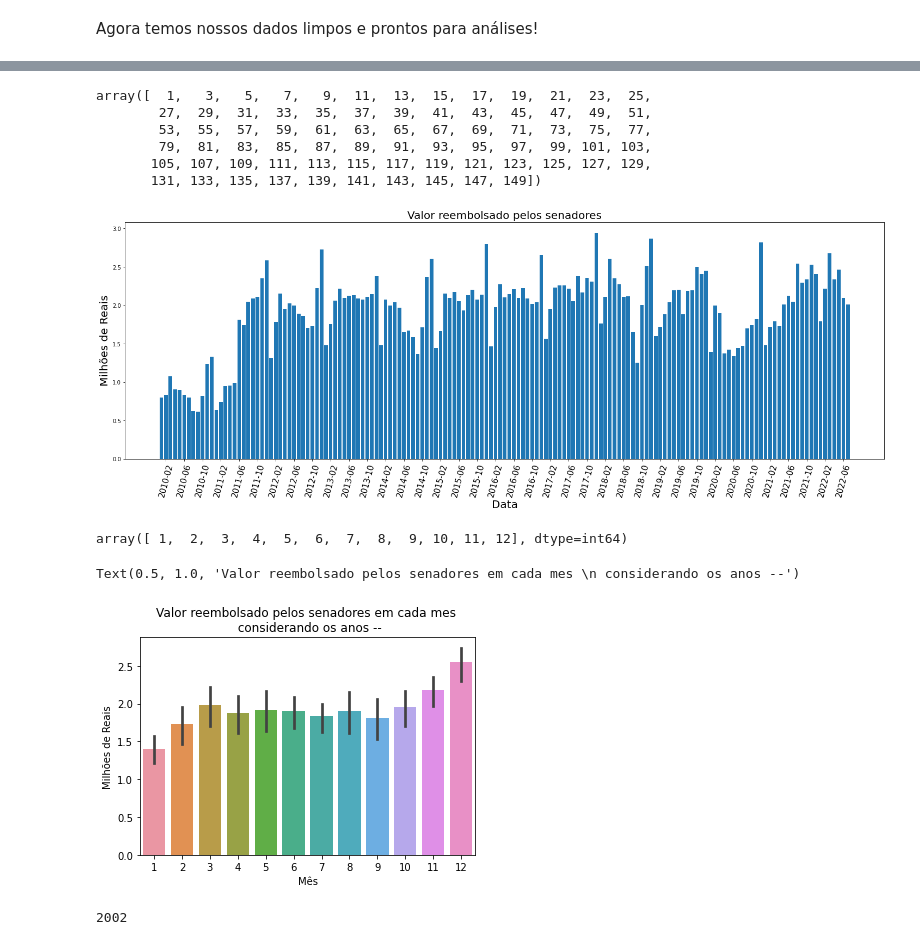
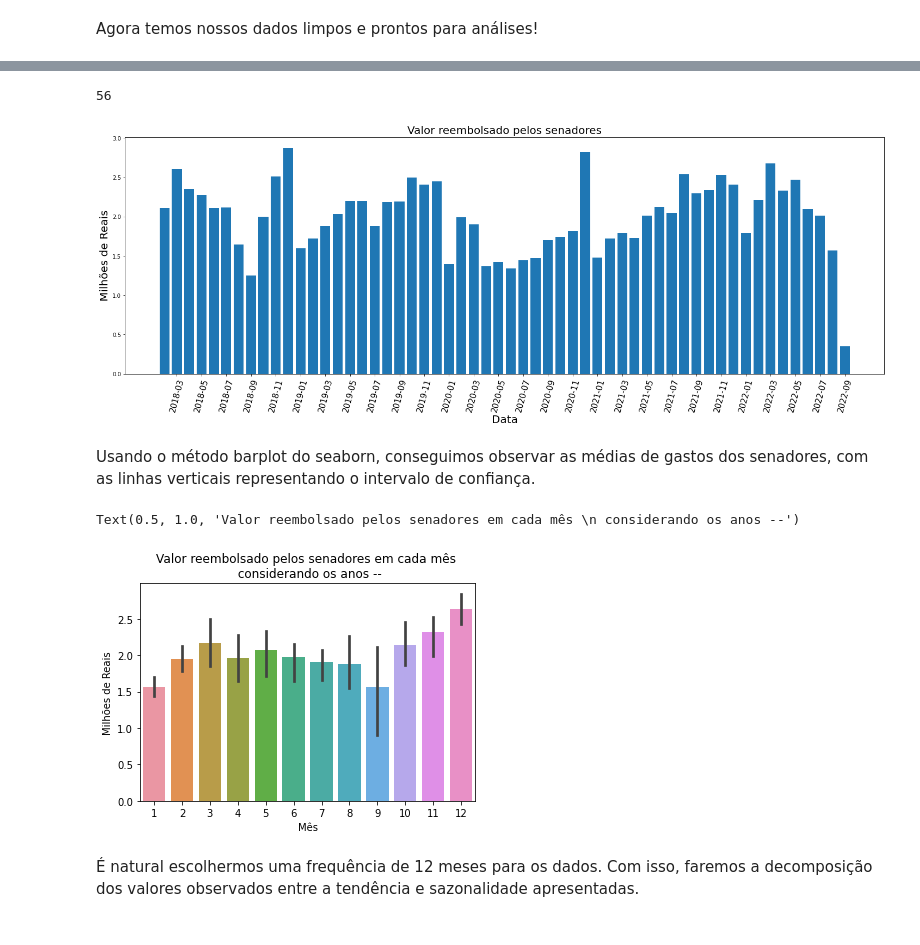
Before and after one commit to ThaisBee/CEAPS, a Jupyter notebook: CEAPS.ipynb, the cells around one changed output, grey strips where cells are left out. Cells and saved outputs as stored; diff of their text form; code cells hidden in the pictures.

```diff
--- a/CEAPS.ipynb
+++ b/CEAPS.ipynb
@@ -602,8 +611,7 @@ Agora temos nossos dados limpos e prontos para análises!
 # %%
 df_filtrado=df_tratado[['PERIODO','VALOR_REEMBOLSADO']]
-df_filtrado=df_filtrado[df_tratado['PERIODO']<'2022-08-02']#.groupby('DATA').sum()
-df_filtrado=df_filtrado[df_tratado['PERIODO']>='2010-01-01'].groupby('PERIODO').sum()
-df_filtrado
+df_filtrado=df_filtrado[df_tratado['PERIODO']>'2018-01-01'].groupby('PERIODO').sum()
+df_filtrado.tail()
 # %% [output]
 |  | VALOR_REEMBOLSADO |
 | PERIODO |  |
@@ -622,37 +623,30 @@ df_filtrado
 # %%
-import matplotlib.pyplot as plt
-import seaborn as sns
+#criando uma lista de strings com as datas
 datas=[(str(x.year)+'-'+('%02d'%(x.month)) ) for x in df_filtrado.index]
 len(datas)
-np.arange(1,151,2)
 # %% [output]
-array([  1,   3,   5,   7,   9,  11,  13,  15,  17,  19,  21,  23,  25,
-        27,  29,  31,  33,  35,  37,  39,  41,  43,  45,  47,  49,  51,
-        53,  55,  57,  59,  61,  63,  65,  67,  69,  71,  73,  75,  77,
-        79,  81,  83,  85,  87,  89,  91,  93,  95,  97,  99, 101, 103,
-       105, 107, 109, 111, 113, 115, 117, 119, 121, 123, 125, 127, 129,
-       131, 133, 135, 137, 139, 141, 143, 145, 147, 149])
+56
 # %%
+import matplotlib.pyplot as plt
+import seaborn as sns
+
 plt.figure(figsize=(25,8))
 fig = plt.bar(datas,df_filtrado.VALOR_REEMBOLSADO/10**6)
 plt.title("Valor reembolsado pelos senadores", size = 20)
 plt.xlabel("Data",size=20)
 plt.ylabel('Milhões de Reais',size=20)
-plt.xticks(np.arange(1,len(datas),4),rotation=75,size=15)
+plt.xticks(np.arange(1,len(datas),2),rotation=75,size=15)
 plt.show()
 # %% [output]
-[figure, old version]
+[figure, new version]
-# %%
-mes=df_filtrado.reset_index()['PERIODO'].dt.month
-np.unique(mes)
-# %% [output]
-array([ 1,  2,  3,  4,  5,  6,  7,  8,  9, 10, 11, 12], dtype=int64)
+# %% [markdown]
+Usando o método barplot do seaborn, conseguimos observar as médias de gastos dos senadores, com as linhas verticais representando o intervalo de confiança.
 # %%
 sns.barplot(x=df_filtrado.index.month,y=df_filtrado.VALOR_REEMBOLSADO.values/10**6)
 plt.xlabel('Mês')
 plt.ylabel('Milhões de Reais')
 plt.title('Valor reembolsado pelos senadores em cada mês \n considerando os anos --')
 # %% [output]
-Text(0.5, 1.0, 'Valor reembolsado pelos senadores em cada mes \n considerando os anos --')
+Text(0.5, 1.0, 'Valor reembolsado pelos senadores em cada mês \n considerando os anos --')
-[figure, old version]
+[figure, new version]
 # %%
@@ -660,10 +654,8 @@ Text(0.5, 1.0, 'Valor reembolsado pelos senadores em cada mes \n considerando os
 from statsmodels.tsa.seasonal import seasonal_decompose
 # permite que a gente plot isso
 from statsmodels.tsa.seasonal import STL
-# %%
-y
-# %% [output]
-2002
+# %% [markdown]
+É natural escolhermos uma frequência de 12 meses para os dados. Com isso, faremos a decomposição dos valores observados entre a tendência e sazonalidade apresentadas.
 # %%
 resultados = seasonal_decompose(df_filtrado.VALOR_REEMBOLSADO,freq=12)
 resultados
```
Also changed, not shown: parts of 56 cells of this notebook.
